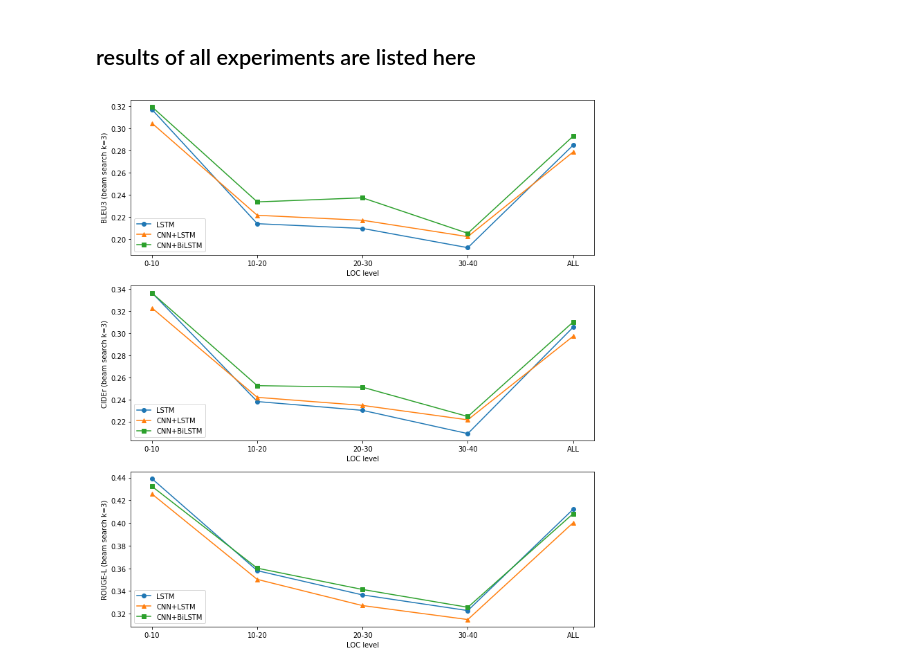
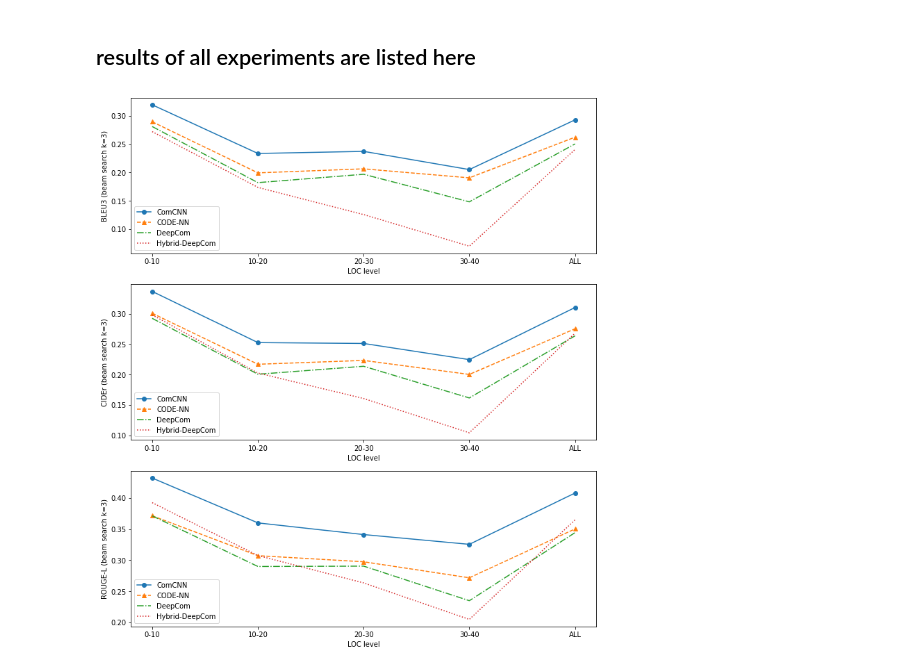
Before and after one commit to yurong0404/ComCNN, a Jupyter notebook: ipynb/plot_curve.ipynb, the cells around one changed output. Saved outputs shown, nothing was run; the diff lists cells and outputs as text; code cells hidden in the pictures.

Commit message:
add Hybrid-DeepCom, code still need to be refactored

```diff
--- a/ipynb/plot_curve.ipynb
+++ b/ipynb/plot_curve.ipynb
@@ -40,45 +40,75 @@ DeepCom_beam3_bleu3 = [0.2812, 0.1821, 0.1969, 0.1482, 0.2505]
 DeepCom_beam3_bleu4 = [0.2731, 0.1743, 0.1883, 0.1446, 0.2427]
 DeepCom_beam3_cider = [0.2924, 0.2005, 0.2136, 0.1615, 0.2636]
 DeepCom_beam3_rouge = [0.3714, 0.2900, 0.2906, 0.2350, 0.3444]
+
+HybridDeepCom_beam3_bleu3 = [0.2722, 0.1737, 0.1257, 0.0699, 0.2407]
+HybridDeepCom_beam3_bleu4 = [0.2628, 0.1644, 0.1179, 0.0612, 0.2314]
+HybridDeepCom_beam3_cider = [0.2981, 0.2025, 0.1606, 0.1043, 0.2679]
+HybridDeepCom_beam3_rouge = [0.3926, 0.3076, 0.2636, 0.2049, 0.3650]
+
+IR_bleu3 = [0.0019, 0.0034, 0.0055, 0.0056, 0.0033]
+IR_bleu4 = [0.0014, 0.0031, 0.0052, 0.0052, 0.0029]
+IR_cider = [0.0149, 0.0264, 0.0269, 0.0253, 0.0188]
+IR_rouge = [0.0448, 0.0777, 0.0670, 0.0782, 0.0530]
+
+ComCNN_cnnbilstm_lstm_meam_pooling_beam3_bleu3 = [0.2975, 0.2094, 0.1863, 0.1765, 0.2718]
+ComCNN_cnnbilstm_lstm_meam_pooling_beam3_bleu4 = [0.2853, 0.1974, 0.1788, 0.1689, 0.2600]
+ComCNN_cnnbilstm_lstm_meam_pooling_beam3_cider = [0.3192, 0.2335, 0.2146, 0.2053, 0.2945]
+ComCNN_cnnbilstm_lstm_meam_pooling_beam3_rouge = [0.4212, 0.3370, 0.3093, 0.2956, 0.3961]
 # %%
 fig, axs = plt.subplots(3)
-axs[0].plot(x, ComCNN_lstm_lstm_beam3_bleu3, 'o-', label="LSTM")
-axs[0].plot(x, ComCNN_cnnlstm_lstm_beam3_bleu3, '^-', label="CNN+LSTM")
-axs[0].plot(x, ComCNN_cnnbilstm_lstm_beam3_bleu3, 's-', label="CNN+BiLSTM")
+#axs[0].plot(x, ComCNN_lstm_lstm_beam3_bleu3, 'o-', label="LSTM")
+#axs[0].plot(x, ComCNN_cnnlstm_lstm_beam3_bleu3, '^-', label="CNN+LSTM")
+#axs[0].plot(x, ComCNN_cnnbilstm_lstm_beam3_bleu3, 's-', label="CNN+BiLSTM")
+#axs[0].plot(x, IR_bleu3, 's-', label="IR")
 
-#axs[0].plot(x, ComCNN_cnnbilstm_lstm_beam3_bleu3, 'o-', label="ComCNN")
-#axs[0].plot(x, CODENN_beam3_bleu3, '^-', label="CODE-NN")
-#axs[0].plot(x, DeepCom_beam3_bleu3, '+-', label="DeepCom")
+#axs[0].plot(x, ComCNN_cnnbilstm_lstm_beam3_bleu3, 'o-', label="Max-Pooling")
+#axs[0].plot(x, ComCNN_cnnbilstm_lstm_meam_pooling_beam3_bleu3, '^--', label="Mean-Pooling")
+
+axs[0].plot(x, ComCNN_cnnbilstm_lstm_beam3_bleu3, 'o-', label="ComCNN")
+axs[0].plot(x, CODENN_beam3_bleu3, '^--', label="CODE-NN")
+axs[0].plot(x, DeepCom_beam3_bleu3, '-.', label="DeepCom")
+axs[0].plot(x, HybridDeepCom_beam3_bleu3, ':', label="Hybrid-DeepCom")
 axs[0].legend(loc = 3)
 axs[0].set_xlabel('LOC level')
 axs[0].set_ylabel('BLEU3'+' (beam search k=3)')
 
 
-axs[1].plot(x, ComCNN_lstm_lstm_beam3_cider, 'o-', label="LSTM")
-axs[1].plot(x, ComCNN_cnnlstm_lstm_beam3_cider, '^-', label="CNN+LSTM")
-axs[1].plot(x, ComCNN_cnnbilstm_lstm_beam3_cider, 's-', label="CNN+BiLSTM")
+#axs[1].plot(x, ComCNN_lstm_lstm_beam3_cider, 'o-', label="LSTM")
+#axs[1].plot(x, ComCNN_cnnlstm_lstm_beam3_cider, '^-', label="CNN+LSTM")
+#axs[1].plot(x, ComCNN_cnnbilstm_lstm_beam3_cider, 's-', label="CNN+BiLSTM")
+#axs[1].plot(x, IR_cider, 's-', label="IR")
 
-#axs[1].plot(x, ComCNN_cnnbilstm_lstm_beam3_cider, 'o-', label="ComCNN")
-#axs[1].plot(x, CODENN_beam3_cider, '^-', label="CODE-NN")
-#axs[1].plot(x, DeepCom_beam3_cider, '+-', label="DeepCom")
+#axs[1].plot(x, ComCNN_cnnbilstm_lstm_beam3_cider, 'o-', label="Max-Pooling")
+#axs[1].plot(x, ComCNN_cnnbilstm_lstm_meam_pooling_beam3_cider, '^--', label="Mean-Pooling")
+
+axs[1].plot(x, ComCNN_cnnbilstm_lstm_beam3_cider, 'o-', label="ComCNN")
+axs[1].plot(x, CODENN_beam3_cider, '^--', label="CODE-NN")
+axs[1].plot(x, DeepCom_beam3_cider, '-.', label="DeepCom")
+axs[1].plot(x, HybridDeepCom_beam3_cider, ':', label="Hybrid-DeepCom")
 axs[1].legend(loc = 3)
 axs[1].set_xlabel('LOC level')
 axs[1].set_ylabel('CIDEr'+' (beam search k=3)')
 
-axs[2].plot(x, ComCNN_lstm_lstm_beam3_rouge, 'o-', label="LSTM")
-axs[2].plot(x, ComCNN_cnnlstm_lstm_beam3_rouge, '^-', label="CNN+LSTM")
-axs[2].plot(x, ComCNN_cnnbilstm_lstm_beam3_rouge, 's-', label="CNN+BiLSTM")
+#axs[2].plot(x, ComCNN_lstm_lstm_beam3_rouge, 'o-', label="LSTM")
+#axs[2].plot(x, ComCNN_cnnlstm_lstm_beam3_rouge, '^-', label="CNN+LSTM")
+#axs[2].plot(x, ComCNN_cnnbilstm_lstm_beam3_rouge, 's-', label="CNN+BiLSTM")
+#axs[2].plot(x, IR_rouge, 's-', label="IR")
 
-#axs[2].plot(x, ComCNN_cnnbilstm_lstm_beam3_rouge, 'o-', label="ComCNN")
-#axs[2].plot(x, CODENN_beam3_rouge, '^-', label="CODE-NN")
-#axs[2].plot(x, DeepCom_beam3_rouge, '+-', label="DeepCom")
+#axs[2].plot(x, ComCNN_cnnbilstm_lstm_beam3_rouge, 'o-', label="Max-Pooling")
+#axs[2].plot(x, ComCNN_cnnbilstm_lstm_meam_pooling_beam3_rouge, '^--', label="Mean-Pooling")
+
+axs[2].plot(x, ComCNN_cnnbilstm_lstm_beam3_rouge, 'o-', label="ComCNN")
+axs[2].plot(x, CODENN_beam3_rouge, '^--', label="CODE-NN")
+axs[2].plot(x, DeepCom_beam3_rouge, '-.', label="DeepCom")
+axs[2].plot(x, HybridDeepCom_beam3_rouge, ':', label="Hybrid-DeepCom")
 axs[2].legend(loc = 3)
 axs[2].set_xlabel('LOC level')
 axs[2].set_ylabel('ROUGE-L'+' (beam search k=3)')
 
 fig.set_size_inches(12,14)
 fig = plt.gcf()
 plt.show()
 # %% [output]
-[figure, old version]
+[figure, new version]
 # %%
```
Also changed, not shown: parts of 1 cell of this notebook, 16 other files.
